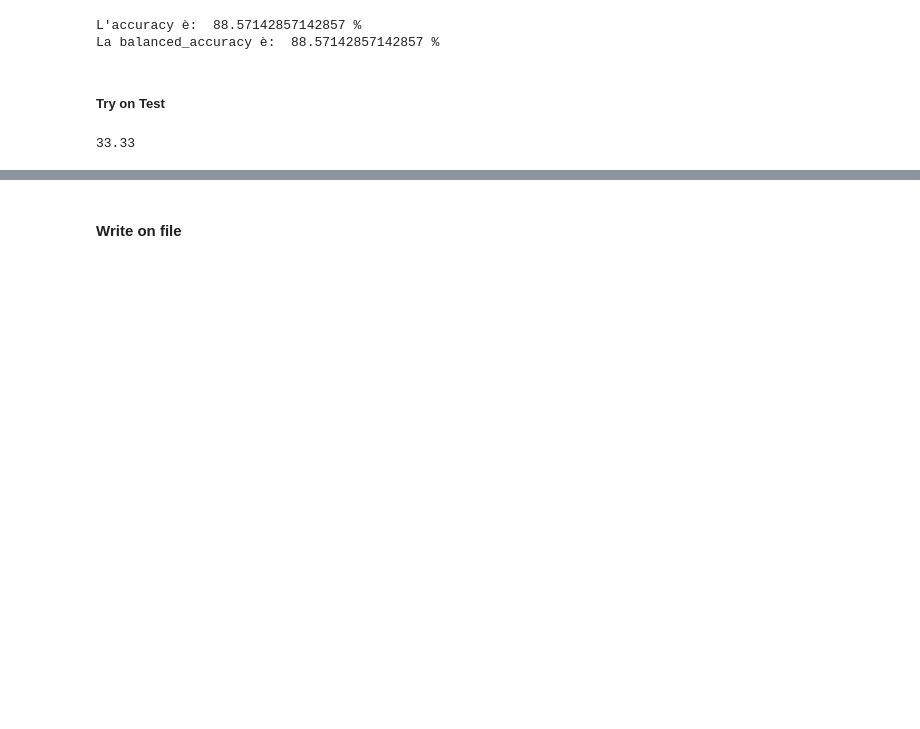
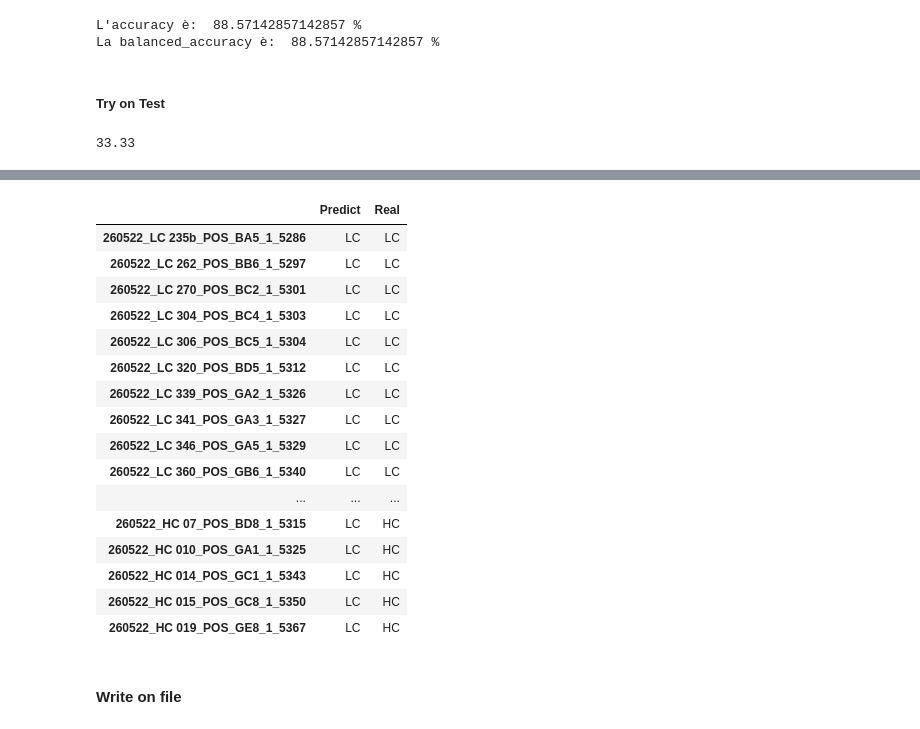
Before and after one commit to Bvs00/AI4ODA_projectwork, a Jupyter notebook: notebook_metaboloma_findModel_Median.ipynb, the cells around one changed output, grey strips where cells are left out. Drawn from its saved outputs; the diff is of its cells as text; code cells hidden in the pictures; blank space fills up the shorter version.

```diff
--- a/notebook_metaboloma_findModel_Median.ipynb
+++ b/notebook_metaboloma_findModel_Median.ipynb
@@ -683,3 +714,23 @@ balanced_accuracy
+# %%
+show_error_rf
+# %% [output]
+|  | Predict | Real |
+| 260522_LC 235b_POS_BA5_1_5286 | LC | LC |
+| 260522_LC 262_POS_BB6_1_5297 | LC | LC |
+| 260522_LC 270_POS_BC2_1_5301 | LC | LC |
+| 260522_LC 304_POS_BC4_1_5303 | LC | LC |
+| 260522_LC 306_POS_BC5_1_5304 | LC | LC |
+| 260522_LC 320_POS_BD5_1_5312 | LC | LC |
+| 260522_LC 339_POS_GA2_1_5326 | LC | LC |
+| 260522_LC 341_POS_GA3_1_5327 | LC | LC |
+| 260522_LC 346_POS_GA5_1_5329 | LC | LC |
+| 260522_LC 360_POS_GB6_1_5340 | LC | LC |
+| ... | ... | ... |
+| 260522_HC 07_POS_BD8_1_5315 | LC | HC |
+| 260522_HC 010_POS_GA1_1_5325 | LC | HC |
+| 260522_HC 014_POS_GC1_1_5343 | LC | HC |
+| 260522_HC 015_POS_GC8_1_5350 | LC | HC |
+| 260522_HC 019_POS_GE8_1_5367 | LC | HC |
 # %% [markdown]
 #### Write on file
 # %%
```
Also changed, not shown: parts of 1 cell of this notebook, 1 other file.
